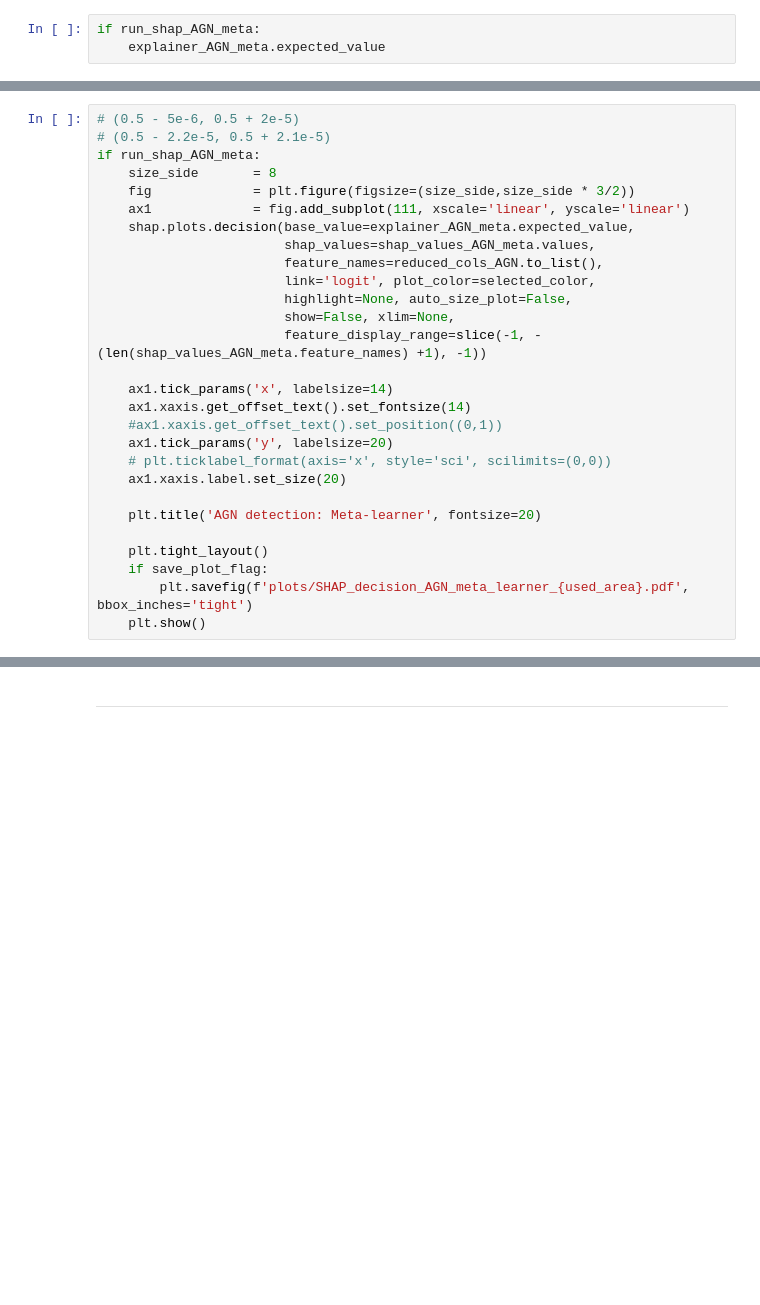
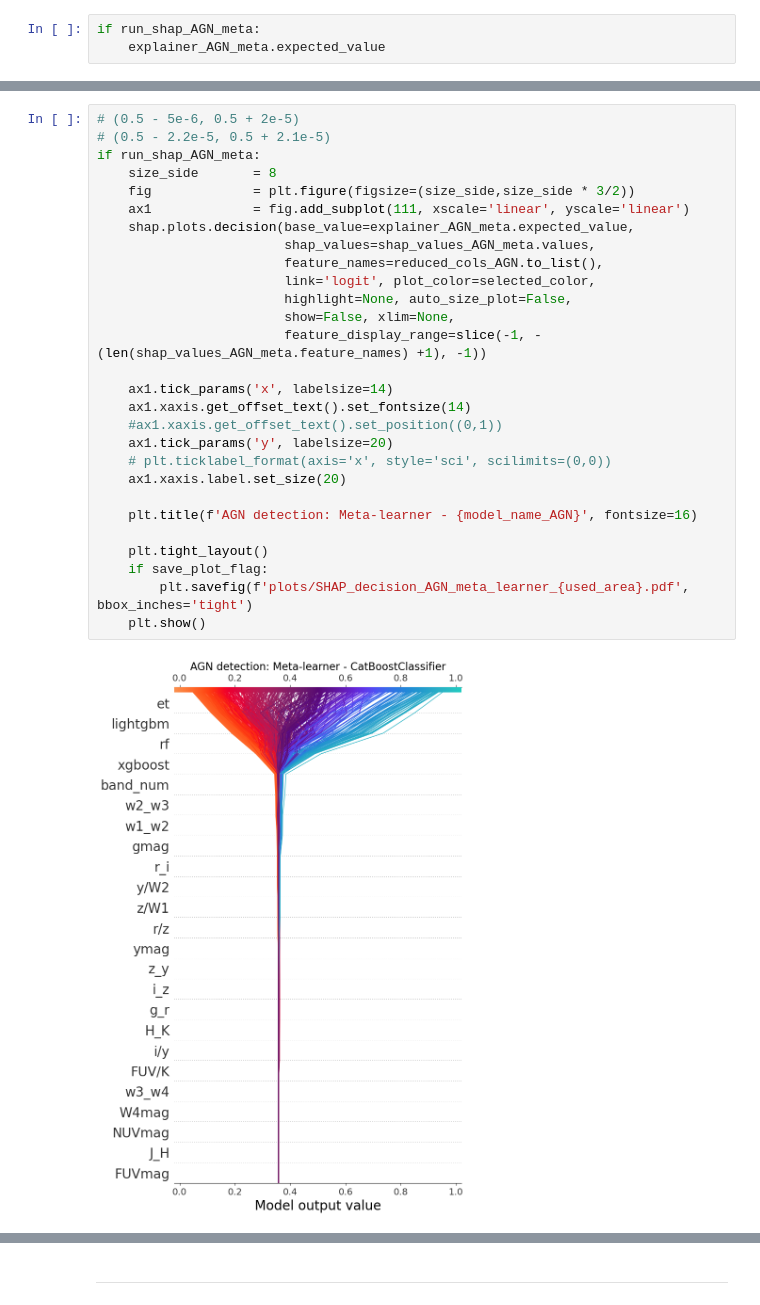
Before and after one commit to racarvajal/Pipeline_RG_z_ML, a Jupyter notebook: ML_20.ipynb, the cells around one changed output, grey strips where cells are left out. Drawn from its saved outputs; the diff is of its cells as text; blank space fills up the shorter version.

```diff
--- a/ML_20.ipynb
+++ b/ML_20.ipynb
@@ -268,31 +297,33 @@ if run_shap_AGN_meta:
 # %%
 # (0.5 - 5e-6, 0.5 + 2e-5)
 # (0.5 - 2.2e-5, 0.5 + 2.1e-5)
 if run_shap_AGN_meta:
     size_side       = 8
     fig             = plt.figure(figsize=(size_side,size_side * 3/2))
     ax1             = fig.add_subplot(111, xscale='linear', yscale='linear')
     shap.plots.decision(base_value=explainer_AGN_meta.expected_value,
                         shap_values=shap_values_AGN_meta.values,
                         feature_names=reduced_cols_AGN.to_list(),
                         link='logit', plot_color=selected_color,
                         highlight=None, auto_size_plot=False,
                         show=False, xlim=None,
                         feature_display_range=slice(-1, -(len(shap_values_AGN_meta.feature_names) +1), -1))
 
     ax1.tick_params('x', labelsize=14)
     ax1.xaxis.get_offset_text().set_fontsize(14)
     #ax1.xaxis.get_offset_text().set_position((0,1))
     ax1.tick_params('y', labelsize=20)
     # plt.ticklabel_format(axis='x', style='sci', scilimits=(0,0))
     ax1.xaxis.label.set_size(20)
 
-    plt.title('AGN detection: Meta-learner', fontsize=20)
+    plt.title(f'AGN detection: Meta-learner - {model_name_AGN}', fontsize=16)
 
     plt.tight_layout()
     if save_plot_flag:
         plt.savefig(f'plots/SHAP_decision_AGN_meta_learner_{used_area}.pdf', bbox_inches='tight')
     plt.show()
+# %% [output]
+[figure, added]
 # %%
 if run_shap_AGN_meta:
     # The model's raw prediction for the first observation.
```
Also changed, not shown: parts of 26 cells of this notebook.
